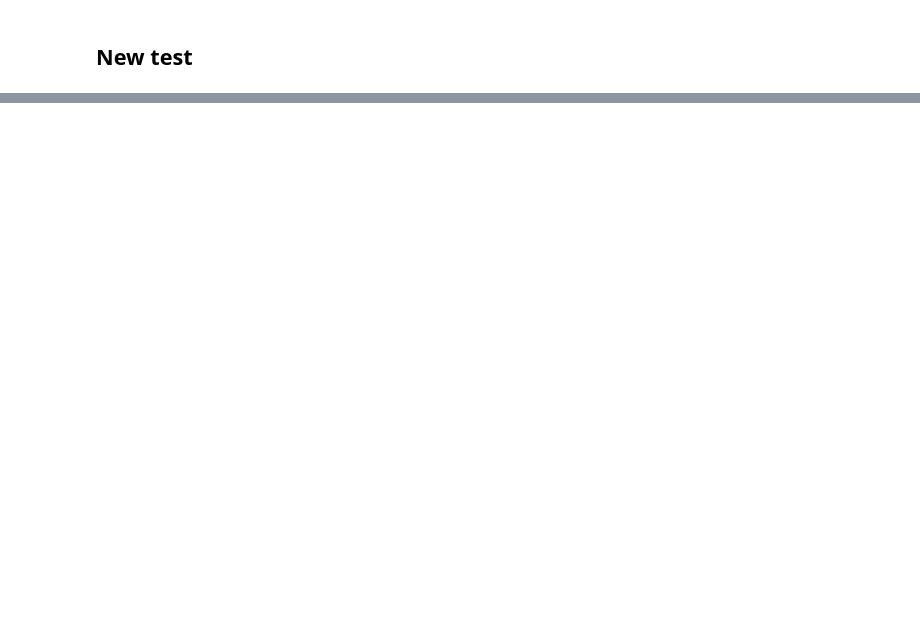
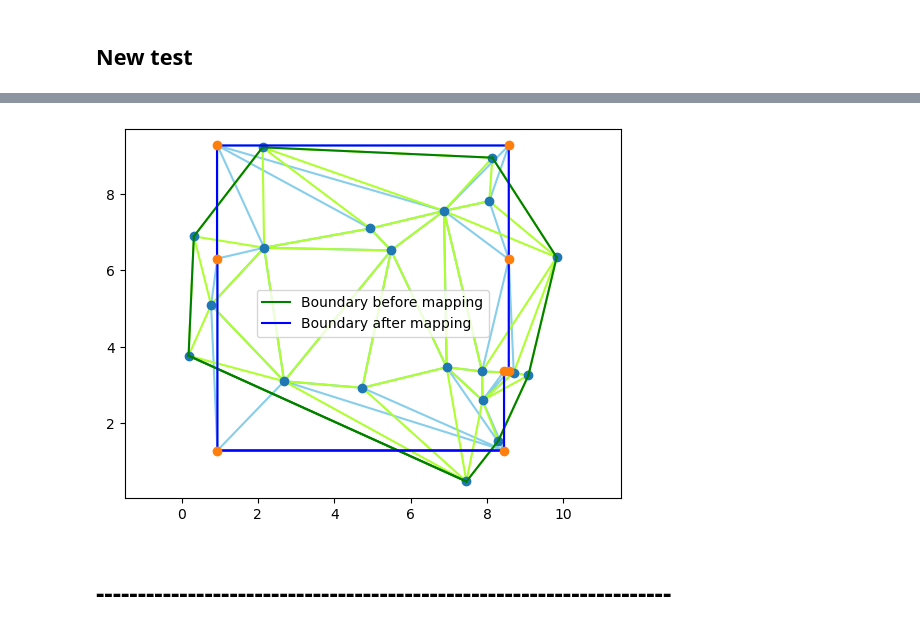
Before and after one commit to scyyc1/ED_Dissertation, a Jupyter notebook: Week 13/Week 13 - 副本.ipynb, the cells around one changed output, grey strips where cells are left out. Saved outputs shown, nothing was run; the diff lists cells and outputs as text; code cells hidden in the pictures; blank space fills up the shorter version.

```diff
--- a/Week 13/Week 13 - 副本.ipynb
+++ b/Week 13/Week 13 - 副本.ipynb
@@ -187,2 +104,0 @@ result
-# %%
-BV=result.x[:2*N].reshape((N,2))
@@ -364,12 +121,11 @@ class Chen_2023_scipy:
         self.BE_r_V = retrieve_boundary_edges(faces)
         self.BV_r_V = retrieve_boundary_vertices(faces)
         self.BV_r_BV = retrieve_adjacent_vertices_with_boundary_vertex(self.BV_r_V, self.BE_r_V)
-#         self.BE_r_BV = retrieve_boundary_edges_related_vertices_2D(self.BV_r_V, self.BE_r_V)
+        self.BE_r_BV = retrieve_boundary_edges_related_vertices_2D(self.BV_r_V, self.BE_r_V)
         self.BV_num = len(self.BV_r_V)
 
     def activation(self, angle):
         if angle < (np.pi/2):
-#             return np.power(np.cos(angle), 2) / (angle if angle > 0 else 0.1)
             return np.power(np.cos(angle), 2) / angle
         else:
             return np.power(np.sin(2*angle), 2)
@@ -377,18 +133,27 @@ class Chen_2023_scipy:
     def objective(self, BV):
         BV = BV.reshape((self.BV_num,2))
 
-        E = 0
+        E_align = 0
+        E_angle = 0
+
         for i, (v1, v2) in enumerate(self.BV_r_BV):
             edge1 = BV[v1] - BV[i]
             edge2 = BV[v2] - BV[i]
 
-            cos_theta = np.dot(edge1, edge2) / (np.linalg.norm(edge1) * np.linalg.norm(edge2))
+            L1 = np.linalg.norm(edge1)
+            L2 = np.linalg.norm(edge2)
+
+            cos_theta = np.dot(edge1, edge2) / (L1 * L2)
             angle = np.arccos(np.clip(cos_theta, -1.0, 1.0))
-            E_angle = self.activation(angle)
 
-            E += E_angle
+            E_angle += self.activation(angle)
+            E_align += L1*(np.sum(np.absolute(edge1/L1)) - 1) + L2*(np.sum(np.absolute(edge2/L2)) - 1)
 
-        return E
+#         for edge in self.BE_r_BV:
+#             A, B = BV[edge[0]], BV[edge[1]]
+#             E_align += np.sum(np.absolute(B - A)) - distance_euclidean(A, B)
+
+        return E_angle + E_align
 
     def mapping(self):
         self.solution = Tutte_embedding_2D(vertices, faces, self.solution[self.BV_r_V])
@@ -420,7 +185,7 @@ class Chen_2023_scipy:
         self.res = minimize(self.objective, x0, options = {'maxiter': 1}, method = "BFGS")
         self.solution[self.BV_r_V] = self.res.x.reshape((len(self.BV_r_V) , 2))
 
-    def v_plt(self, show_origin=False, show_BV=False, show_vertices=False, show_inner_edges=False, save_dict=''):
+    def v_plt(self, show_origin=False, show_BV=False, show_vertices=False, show_inner_edges=False, save_dict='', show_boundary_v=False):
 #         plt.triplot(self.vertices[:,0], self.vertices[:,1], self.faces, label='Original Mesh', color='blue')
         if show_inner_edges:
             plt.triplot(self.solution[:,0], self.solution[:,1], self.faces, color='skyblue')
@@ -438,10 +203,11 @@ class Chen_2023_scipy:
         for edge in self.BE_r_V:
             plt.plot(self.solution[np.array(edge), 0], self.solution[np.array(edge), 1], 'b-')
         plt.plot(self.solution[np.array(self.BE_r_V[0]), 0], self.solution[np.array(self.BE_r_V[0]), 1], label='Boundary after mapping', color='blue')
+        if show_boundary_v:
+            plt.plot(self.solution[self.BV_r_V,0], self.solution[self.BV_r_V,1], 'o')
         plt.axis('equal')
         plt.legend()
         if save_dict:
-            print("hahaha")
             plt.savefig(save_dict, dpi=300)
         plt.show()
 # %%
@@ -490,0 +266,6 @@ test.res
+# %%
+test.v_plt(show_origin=True, show_inner_edges=True, show_vertices=True, show_boundary_v=True)
+# %% [output]
+[figure, added]
+# %% [markdown]
+# ---------------------------------------------------------------------
```
Also changed, not shown: parts of 41 cells of this notebook, 17 other files.
